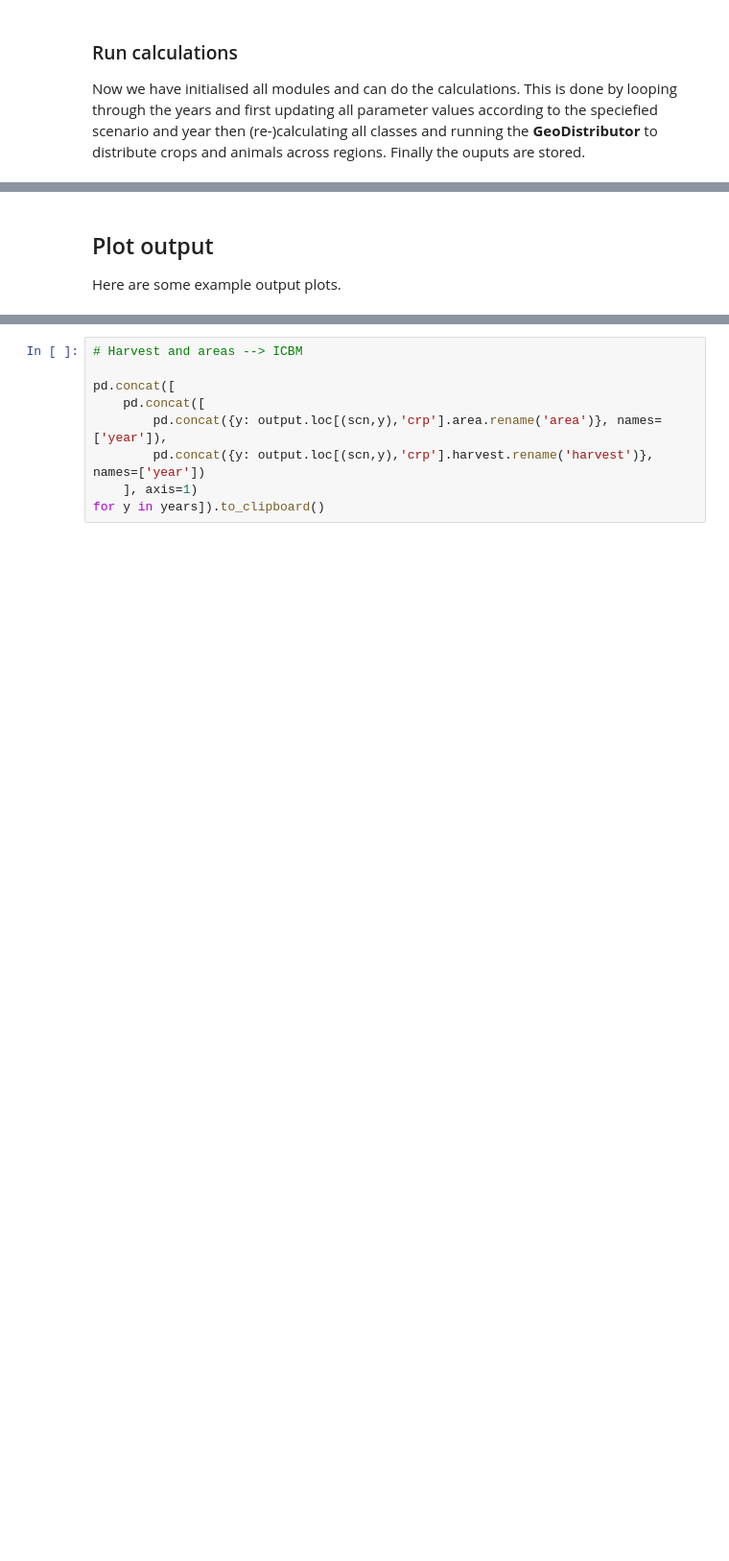
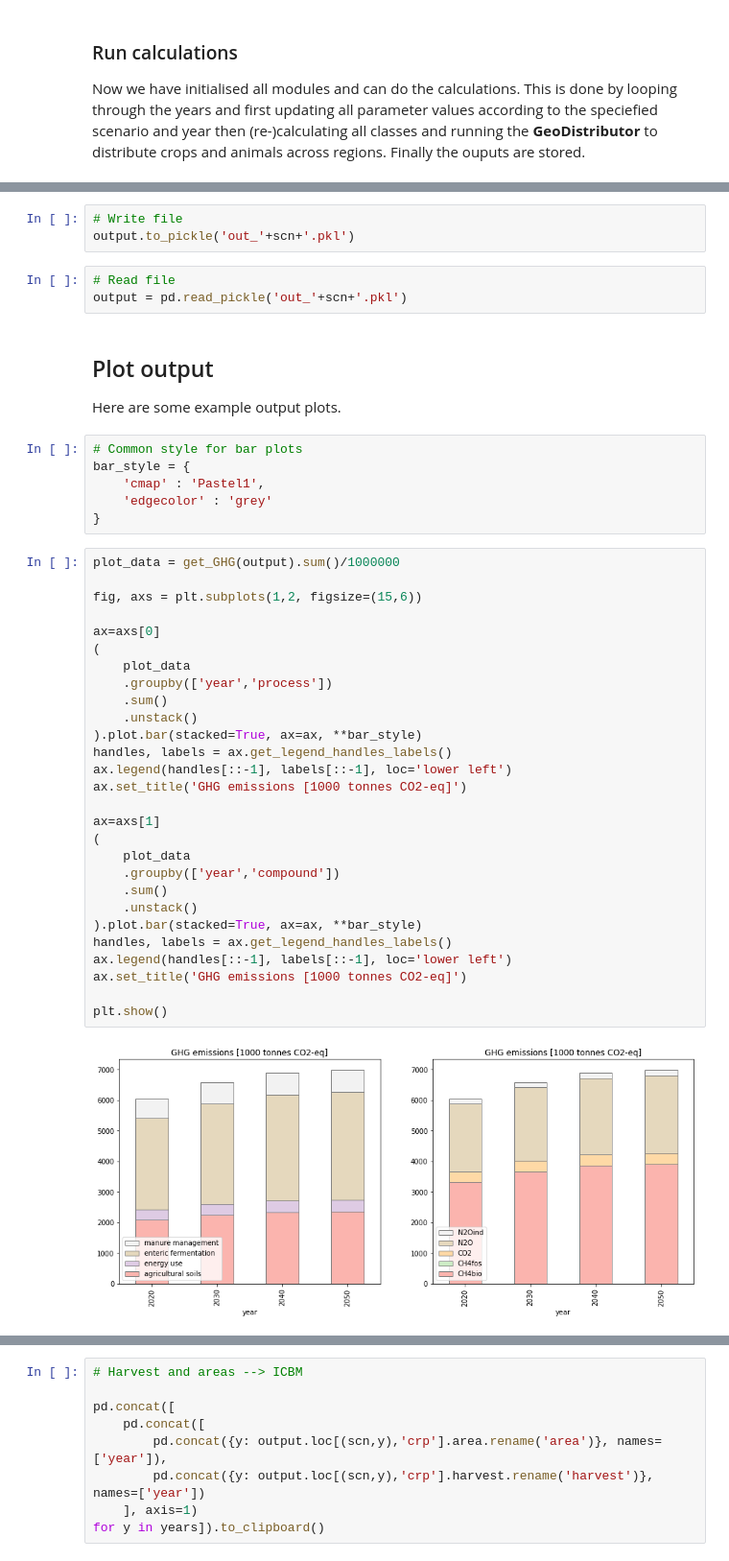
Before and after one commit to SLU-foodsystems/CIBUSmod, a Jupyter notebook: notebooks/run.ipynb, the cells around one changed output, grey strips where cells are left out. Shown at 96% size. Cells and saved outputs as stored; diff of their text form; blank space fills up the shorter version.

```diff
--- a/notebooks/run.ipynb
+++ b/notebooks/run.ipynb
@@ -347,4 +303,46 @@ for year in years:
+# %%
+# Write file
+output.to_pickle('out_'+scn+'.pkl')
+# %%
+# Read file
+output = pd.read_pickle('out_'+scn+'.pkl')
 # %% [markdown]
 ## Plot output
 Here are some example output plots.
+# %%
+# Common style for bar plots
+bar_style = {
+    'cmap' : 'Pastel1',
+    'edgecolor' : 'grey'
+}
+# %%
+plot_data = get_GHG(output).sum()/1000000
+
+fig, axs = plt.subplots(1,2, figsize=(15,6))
+
+ax=axs[0]
+(
+    plot_data
+    .groupby(['year','process'])
+    .sum()
+    .unstack()
+).plot.bar(stacked=True, ax=ax, **bar_style)
+handles, labels = ax.get_legend_handles_labels()
+ax.legend(handles[::-1], labels[::-1], loc='lower left')
+ax.set_title('GHG emissions [1000 tonnes CO2-eq]')
+
+ax=axs[1]
+(
+    plot_data
+    .groupby(['year','compound'])
+    .sum()
+    .unstack()
+).plot.bar(stacked=True, ax=ax, **bar_style)
+handles, labels = ax.get_legend_handles_labels()
+ax.legend(handles[::-1], labels[::-1], loc='lower left')
+ax.set_title('GHG emissions [1000 tonnes CO2-eq]')
+
+plt.show()
+# %% [output]
+[figure, added]
 # %%
```
Also changed, not shown: parts of 14 cells of this notebook, 1 other file.
